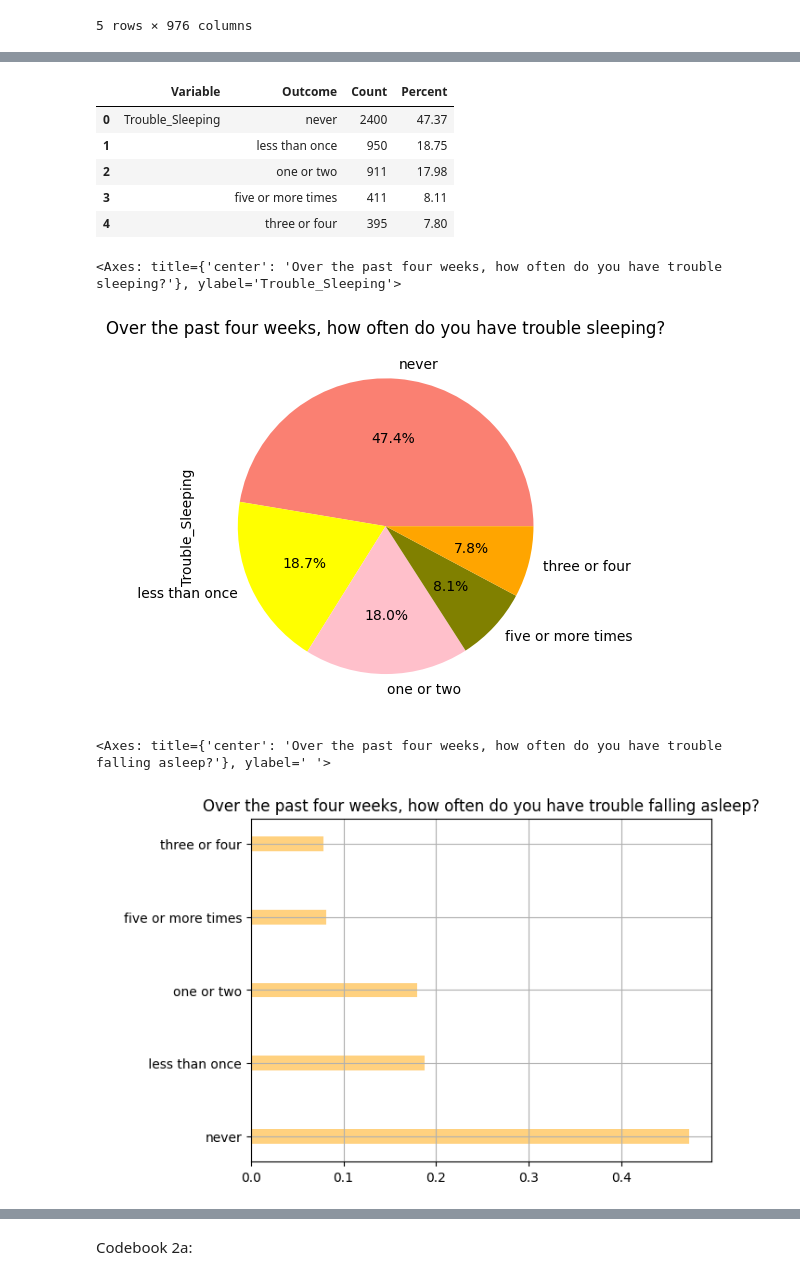
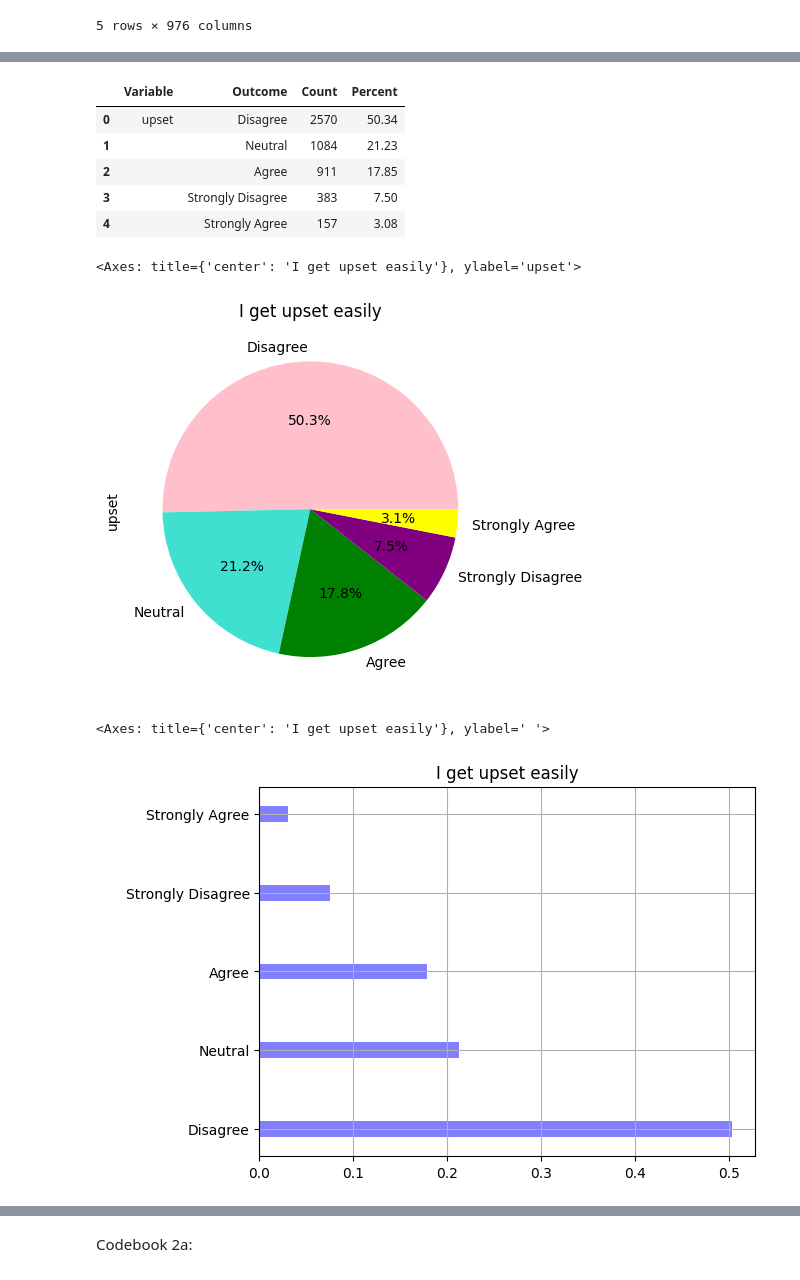
Before and after one commit to Dominiclwilson/Skyline-Math-200, a Jupyter notebook: Copy_of_Copy_of_Python_Notebook_Setup_by_Dominic_Wilson.ipynb, the cells around one changed output, grey strips where cells are left out. Cells and saved outputs as stored; diff of their text form; code cells hidden in the pictures.

```diff
--- a/Copy_of_Copy_of_Python_Notebook_Setup_by_Dominic_Wilson.ipynb
+++ b/Copy_of_Copy_of_Python_Notebook_Setup_by_Dominic_Wilson.ipynb
@@ -169,5 +159,5 @@ Name: H4SP5, dtype: int64
 # %%
 #Create new variable 'Trouble_Sleeping'
-df['Trouble_Sleeping'] = df['H4SP5']
-df['Trouble_Sleeping'].value_counts()
+df['upset'] = df['H4PE20']
+df['upset'].value_counts()
 # %% [output]
@@ -183,5 +173,7 @@ Name: Trouble_Sleeping, dtype: int64
 # %%
 #Remove missing values
-df['Trouble_Sleeping'] = df['Trouble_Sleeping'].loc[df['Trouble_Sleeping'] !=' ']
-df['Trouble_Sleeping'].value_counts()
+df['upset'] = df['upset'].loc[df['upset'] !=' ']
+df['upset'] = df['upset'].loc[df['upset'] !='6']
+df['upset'] = df['upset'].loc[df['upset'] !='8']
+df['upset'].value_counts()
 # %% [output]
@@ -196,6 +185,0 @@ Name: Trouble_Sleeping, dtype: int64
-# %%
-#Remove response of refused and I don't know (6 and 8)
-df['Trouble_Sleeping'] = df['Trouble_Sleeping'].loc[df['Trouble_Sleeping'] !='']
-df['Trouble_Sleeping'] = df['Trouble_Sleeping'].loc[df['Trouble_Sleeping'] !='5']
-df['Trouble_Sleeping'] = df['Trouble_Sleeping'].loc[df['Trouble_Sleeping'] !='8']
-df['Trouble_Sleeping'].value_counts()
@@ -209,5 +186,5 @@ Name: Trouble_Sleeping, dtype: int64
 # %%
 #Format names from numbers
-df['Trouble_Sleeping'].replace(['0','1','2','3','4'],['never',' less than once','one or two','three or four','five or more times'], inplace = True)
-df['Trouble_Sleeping'].value_counts()
+df['upset'].replace(['1','2','3','4','5'],['Strongly Agree','Agree','Neutral','Disagree','Strongly Disagree'], inplace = True)
+df['upset'].value_counts()
 # %% [output]
@@ -239,28 +213,28 @@ Successfully installed researchPy-0.3.5
 import researchpy as rp
 # %%
 #Create a Frequency table using ResearchPy
-rp.summary_cat(df['Trouble_Sleeping'])
+rp.summary_cat(df['upset'])
 # %% [output]
 |  | Variable | Outcome | Count | Percent |
-| 0 | Trouble_Sleeping | never | 2400 | 47.37 |
-| 1 |  | less than once | 950 | 18.75 |
-| 2 |  | one or two | 911 | 17.98 |
-| 3 |  | five or more times | 411 | 8.11 |
-| 4 |  | three or four | 395 | 7.80 |
+| 0 | upset | Disagree | 2570 | 50.34 |
+| 1 |  | Neutral | 1084 | 21.23 |
+| 2 |  | Agree | 911 | 17.85 |
+| 3 |  | Strongly Disagree | 383 | 7.50 |
+| 4 |  | Strongly Agree | 157 | 3.08 |
 # %%
 #Add titles
-plt.title("Over the past four weeks, how often do you have trouble sleeping?")
-df['Trouble_Sleeping'].value_counts().plot(kind ='pie', autopct='%1.1f%%', colors=['salmon', 'yellow', 'pink', 'olive','orange'])
+plt.title("I get upset easily")
+df['upset'].value_counts().plot(kind ='pie', autopct='%1.1f%%', colors=['pink', 'turquoise', 'green', 'purple','yellow'])
 # %% [output]
-<Axes: title={'center': 'Over the past four weeks, how often do you have trouble sleeping?'}, ylabel='Trouble_Sleeping'>
+<Axes: title={'center': 'I get upset easily'}, ylabel='upset'>
-[figure, old version]
+[figure, new version]
 # %%
 # Add GridLines
 plt.xlabel(" ")
 plt.ylabel(" ")
-plt.title("Over the past four weeks, how often do you have trouble falling asleep?")
-df['Trouble_Sleeping'].value_counts(normalize = True).plot(kind ='barh', color = 'orange', width = 0.2, alpha = 0.5, grid = True)
+plt.title("I get upset easily")
+df['upset'].value_counts(normalize = True).plot(kind ='barh', color = 'blue', width = 0.2, alpha = 0.5, grid = True)
 # %% [output]
-<Axes: title={'center': 'Over the past four weeks, how often do you have trouble falling asleep?'}, ylabel=' '>
+<Axes: title={'center': 'I get upset easily'}, ylabel=' '>
-[figure, old version]
+[figure, new version]
 # %% [markdown]
```
Also changed, not shown: parts of 45 cells of this notebook.
